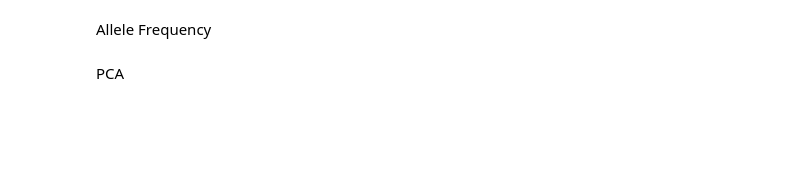
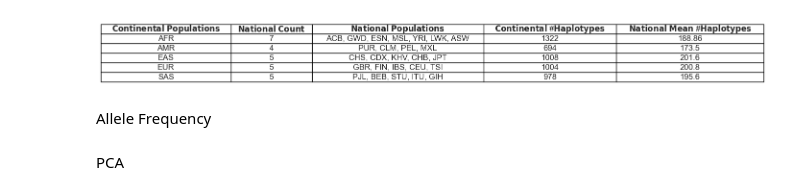
Before and after one commit to Shaked35/Genome-AC-GAN, a Jupyter notebook: analysis/data_analysis.ipynb, the cells around one changed output. Cells and saved outputs as stored; diff of their text form; code cells hidden in the pictures; blank space fills up the shorter version.

```diff
--- a/analysis/data_analysis.ipynb
+++ b/analysis/data_analysis.ipynb
@@ -6,4 +6,5 @@ output_dir = "data_analysis"
 Path(output_dir).mkdir(parents=True, exist_ok=True)
 real_data_1000_genome = load_real_data(hapt_genotypes_path=f"../{REAL_10K_SNP_1000G_PATH}",
                                        extra_data_path=f"../{REAL_EXTRA_DATA_PATH}")
-real_data_1000_genome
+real_data_1000_genome = real_data_1000_genome[
+    ~real_data_1000_genome['Superpopulation code'].str.contains(',', na=False)]
@@ -12,3 +64,30 @@ KeyboardInterrupt
+# %%
+import pandas as pd
+import matplotlib.pyplot as plt
+
+# Assuming you have a DataFrame named 'table' containing the data
+# Create a table visualization
+fig, ax = plt.subplots(figsize=(12, 1.7))
+ax.axis('off')  # Hide axis
+table_plot = ax.table(cellText=table.values, colLabels=table.columns, cellLoc='center', loc='center')
+
+# Set table properties
+table_plot.auto_set_font_size(False)
+table_plot.set_fontsize(12)
+table_plot.scale(1.2, 1.2)
+
+# Adjust the width of the 'Population Codes' column
+column_widths = [0.15, 0.3, 0.2, 0.2, 0.2]  # Adjust the values as needed
+for i, width in enumerate(column_widths):
+    table_plot.auto_set_column_width([i])
+    table_plot.get_celld()[(0, i)].set_width(width)
+
+
+
+# Save the table as a JPG image
+plt.savefig(os.path.join(output_dir, 'table.jpg'), bbox_inches='tight', pad_inches=0.5, dpi=300)
+# %% [output]
+[figure, added]
 # %%
 sns.set(style="whitegrid", rc={"figure.figsize": (20, 10)})
 
```
Also changed, not shown: parts of 2 cells of this notebook, 17 other files.
